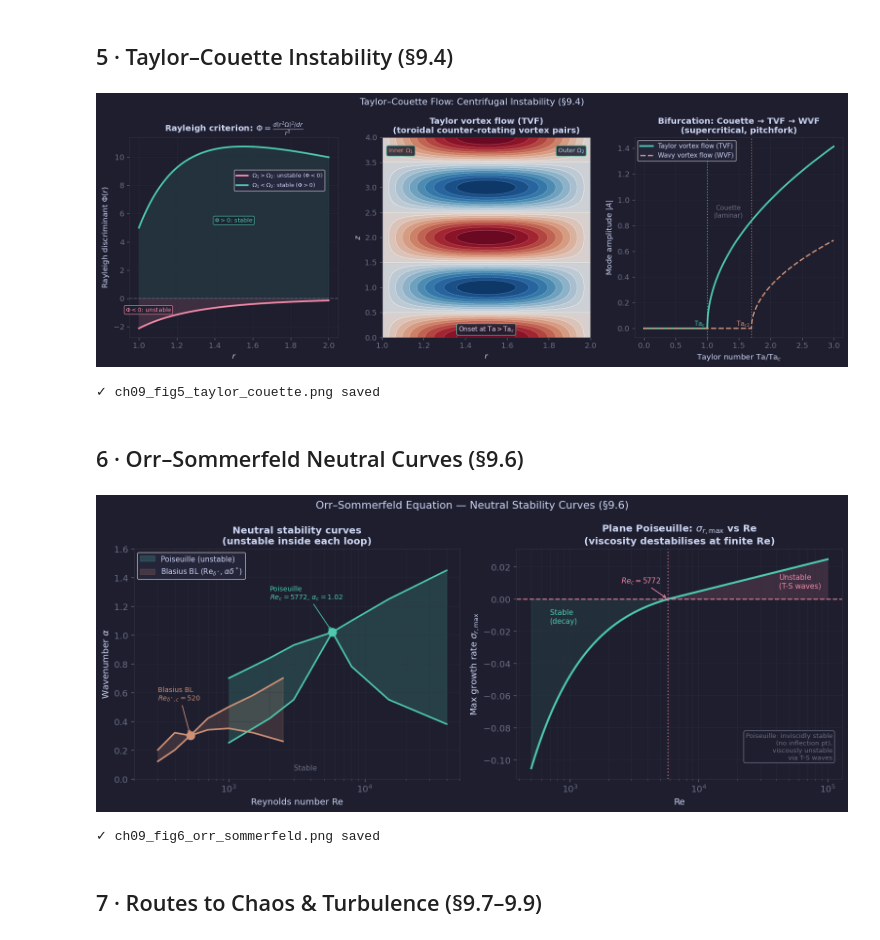
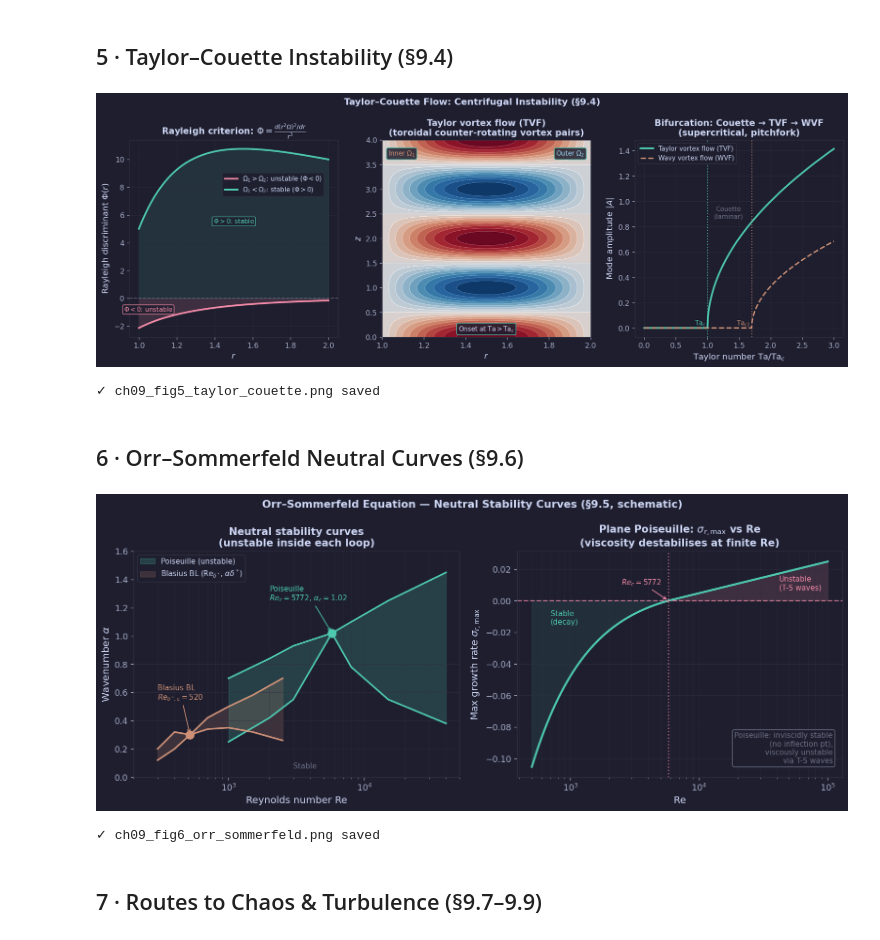
Before and after one commit to SeoulTechPSE/elementary_fluid_dynamics, a Jupyter notebook: ch09_colab.ipynb, the cells around one changed output. Drawn from its saved outputs; the diff is of its cells as text; code cells hidden in the pictures.

```diff
--- a/ch09_colab.ipynb
+++ b/ch09_colab.ipynb
@@ -21,14 +21,33 @@ from scipy.optimize import brentq
 import warnings
 warnings.filterwarnings('ignore')
 
-plt.rcParams.update({
-    'figure.facecolor':'#1e1e2e','axes.facecolor':'#27273d',
-    'axes.edgecolor':'#313244','axes.labelcolor':'#cdd6f4',
-    'xtick.color':'#6c7086','ytick.color':'#6c7086',
-    'text.color':'#cdd6f4','grid.color':'#313244','grid.linewidth':0.5,
-    'lines.linewidth':2.0,'font.size':11,'axes.titlesize':12,
-    'axes.titleweight':'bold','figure.dpi':120,
-})
+# ── Shared figure style — identical in every chapter notebook (matches fluid_slides.css) ──
+FIG_STYLE = {
+    'figure.facecolor': '#1e1e2e', 'axes.facecolor': '#27273d',
+    'axes.edgecolor':   '#313244', 'axes.labelcolor': '#cdd6f4',
+    'xtick.color':      '#a6adc8', 'ytick.color':     '#a6adc8',
+    'text.color':       '#cdd6f4', 'grid.color':      '#313244', 'grid.linewidth': 0.5,
+    'lines.linewidth':  2.0,
+    'font.size': 12, 'axes.titlesize': 12.5, 'axes.titleweight': 'bold', 'axes.labelsize': 12,
+    'xtick.labelsize': 10.5, 'ytick.labelsize': 10.5, 'legend.fontsize': 10,
+    'legend.facecolor': '#1e1e2e', 'legend.edgecolor': '#313244', 'legend.framealpha': 0.9,
+    'figure.titlesize': 14, 'figure.titleweight': 'bold',
+    'mathtext.fontset': 'dejavusans',
+    'figure.dpi': 120, 'savefig.dpi': 150, 'savefig.facecolor': '#1e1e2e', 'savefig.bbox': 'tight',
+}
+plt.rcParams.update(FIG_STYLE)
+
+# Minimum font size: figures are shown scaled down on 1280×720 slides, so no text
+# smaller than MIN_FONTSIZE pt is drawn (applies to labels, legends, annotations).
+import matplotlib.font_manager as _fm
+MIN_FONTSIZE = 9.0
+if not hasattr(_fm.FontProperties, '_orig_set_size'):
+    _fm.FontProperties._orig_set_size = _fm.FontProperties.set_size
+    def _set_size_floor(self, size):
+        _fm.FontProperties._orig_set_size(self, size)
+        if self._size is not None and self._size < MIN_FONTSIZE:
+            self._size = MIN_FONTSIZE
+    _fm.FontProperties.set_size = _set_size_floor
 TEAL='#4ec9b0'; ORANGE='#ce9178'; BLUE='#9cdcfe'; PURPLE='#c792ea'
 GREEN='#a6e3a1'; MUTED='#6c7086'; FG='#cdd6f4'; BG='#1e1e2e'; PINK='#f38ba8'
 print("Setup complete.")
@@ -570,13 +594,13 @@ plt.savefig('ch09_fig5_taylor_couette.png', dpi=150, bbox_inches='tight', faceco
 plt.show()
 print('✓ ch09_fig5_taylor_couette.png saved')
 # %% [output]
-[figure, old version]
+[figure, new version]
 ✓ ch09_fig5_taylor_couette.png saved
 # %% [markdown]
 ## 6 · Orr–Sommerfeld Neutral Curves (§9.6)
 # %%
 fig, axes = plt.subplots(1, 2, figsize=(13, 5.5))
-fig.suptitle("Orr–Sommerfeld Equation — Neutral Stability Curves (§9.6)", color=FG, fontsize=13)
+fig.suptitle("Orr–Sommerfeld Equation — Neutral Stability Curves (§9.5, schematic)", color=FG, fontsize=13)
 fig.patch.set_facecolor(BG)
 
 # ── (a) Neutral curves — physically correct scaling ───────────────────────
@@ -631,34 +655,34 @@ sigma_max = np.where(Re_range > 5772,
 ax2.semilogx(Re_range, sigma_max, color=TEAL, lw=2.5)
 ax2.axhline(0, color=PINK, lw=1.5, ls='--', alpha=0.8)
 ax2.axvline(5772, color=PINK, lw=1.5, ls=':', alpha=0.7)
 ax2.fill_between(Re_range, sigma_max, 0, where=sigma_max>0, color=PINK, alpha=0.15)
 ax2.fill_between(Re_range, sigma_max, 0, where=sigma_max<0, color=TEAL, alpha=0.10)
 
 # Labels — clear of zero line, positioned in respective regions
 ax2.text(700,  -0.006, 'Stable\n(decay)', color=TEAL, fontsize=9, va='top')
 ax2.text(4.2e4,   0.006, 'Unstable\n(T-S waves)', color=PINK, fontsize=9, va='bottom')
 # Re_c label just below the axis, with arrow
 ax2.annotate('$Re_c=5772$', xy=(5772, 0), xytext=(2500, 0.01),
     color=PINK, fontsize=9,
     arrowprops=dict(arrowstyle='->', color=PINK, lw=1))
 
 ax2.set_xlabel('Re', color=FG)
 ax2.set_ylabel(r'Max growth rate $\sigma_{r,\max}$', color=FG)
 ax2.set_title('Plane Poiseuille: $\\sigma_{r,\\max}$ vs Re\n'
               '(viscosity destabilises at finite Re)', color=FG)
 ax2.grid(True, which='both', lw=0.3)
 # Key note — top-right, away from curves
 ax2.text(0.97, 0.2,
     'Poiseuille: inviscidly stable\n(no inflection pt),\nviscously unstable\nvia T-S waves',
     transform=ax2.transAxes, color=MUTED, fontsize=8, va='top', ha='right',
     bbox=dict(boxstyle='round,pad=0.3', fc='#1e1e2e', ec=MUTED, alpha=0.85))
 
 plt.tight_layout()
 plt.savefig('ch09_fig6_orr_sommerfeld.png', dpi=150, bbox_inches='tight', facecolor=BG)
 plt.show()
 print('✓ ch09_fig6_orr_sommerfeld.png saved')
 # %% [output]
-[figure, old version]
+[figure, new version]
 ✓ ch09_fig6_orr_sommerfeld.png saved
 # %% [markdown]
 ## 7 · Routes to Chaos & Turbulence (§9.7–9.9)
```
Also changed, not shown: parts of 6 cells of this notebook, 3 other files.
